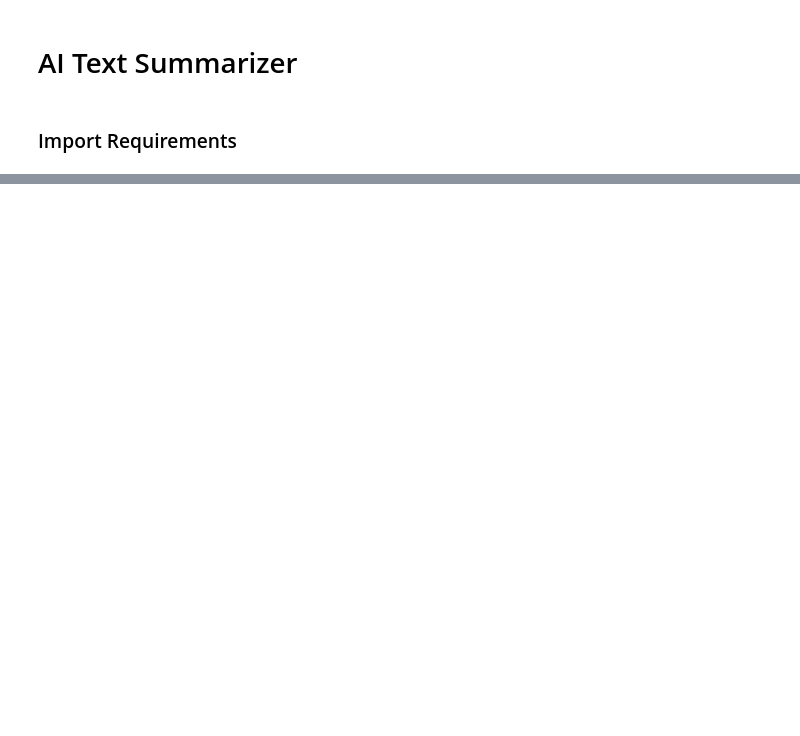
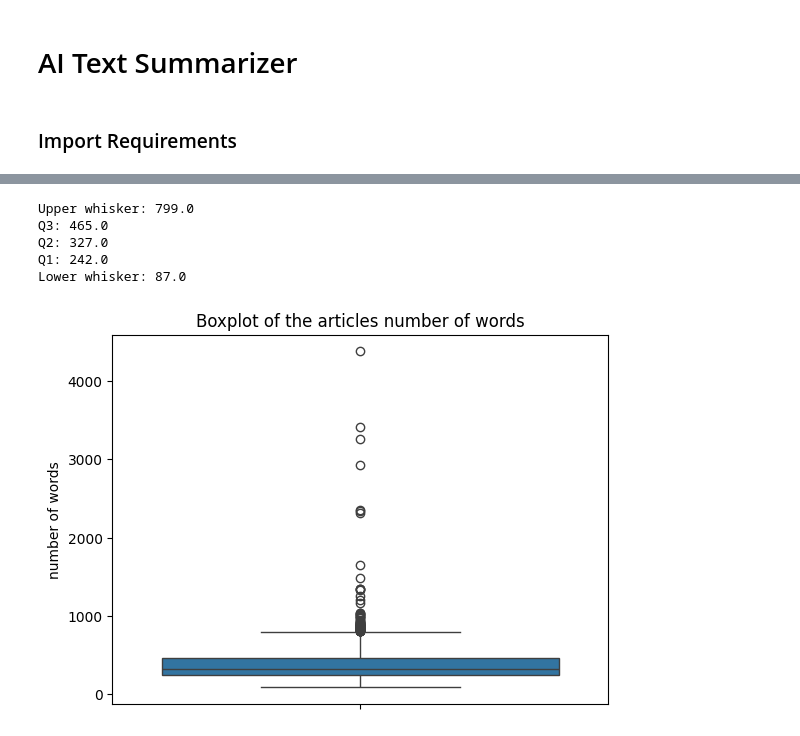
Before and after one commit to bernicelau430/ai-text-summarizer, a Jupyter notebook: text-summarizer.ipynb, the cells around one changed output, grey strips where cells are left out. Drawn from its saved outputs; the diff is of its cells as text; code cells hidden in the pictures; blank space fills up the shorter version.

```diff
--- a/text-summarizer.ipynb
+++ b/text-summarizer.ipynb
@@ -118,0 +272,3 @@ executing.executing.NotOneValueFound: Expected one value, found 0
+# %%
+df = pd.DataFrame({'path':file_arr,'article': articles,'summary':summaries})
+df.head()
@@ -118,0 +282,5 @@ executing.executing.NotOneValueFound: Expected one value, found 0
+# %%
+# removing nans if any
+
+df.dropna(inplace=True)
+df.isnull().sum()
@@ -118,0 +292,12 @@ executing.executing.NotOneValueFound: Expected one value, found 0
+# %%
+# crating function to count the words in each sample
+
+def word_count(sentence):
+    sentences = sentence.split()
+    return len(sentences)
+# %%
+# creating new columns of word numbers
+
+df['num_words_article'] = df['article'].apply(word_count)
+df['num_words_summary'] = df['summary'].apply(word_count)
+df.head()
@@ -118,0 +325,22 @@ executing.executing.NotOneValueFound: Expected one value, found 0
+# %%
+sns.boxplot(df["num_words_article"])
+plt.ylabel("number of words")
+plt.title("Boxplot of the articles number of words")
+
+lines = plt.gca().lines[:6]
+all_lines = [lines[i].get_ydata()[0] for i in range(5)]
+
+Q1,Q3,article_lower_whisker,article_upper_whisker, Q2 = all_lines
+
+print("Upper whisker:", article_upper_whisker)
+print("Q3:", Q3)
+print("Q2:", Q2)
+print("Q1:", Q1)
+print("Lower whisker:", article_lower_whisker)
+# %% [output]
+Upper whisker: 799.0
+Q3: 465.0
+Q2: 327.0
+Q1: 242.0
+Lower whisker: 87.0
+[figure, added]
```
Also changed, not shown: parts of 25 cells of this notebook.
